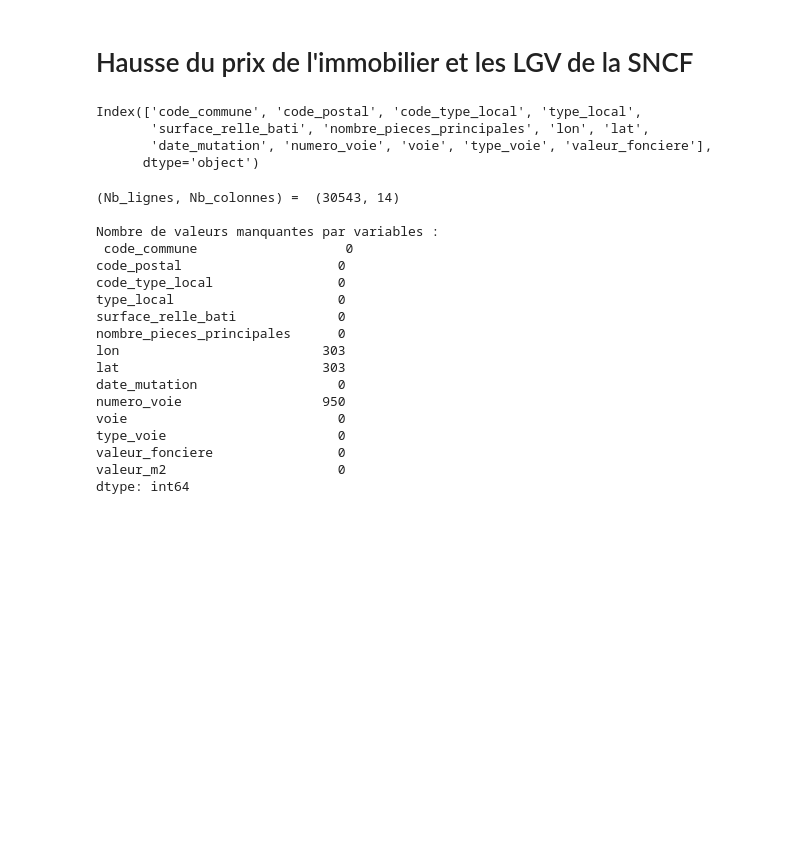
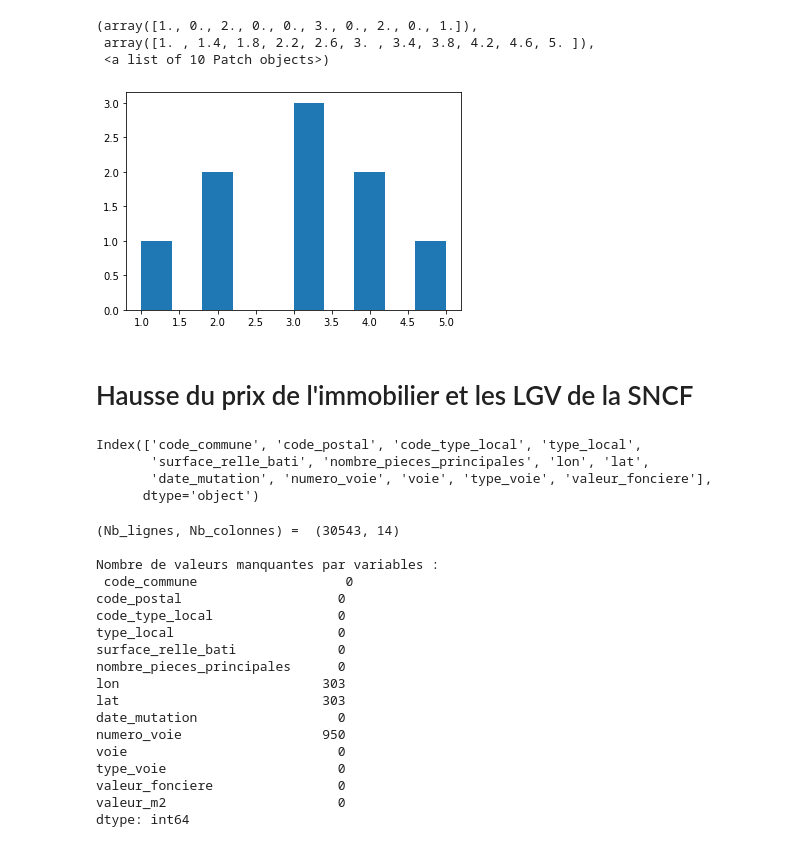
Before and after one commit to mdlbm/SNCF-Immobilier, a Jupyter notebook: Projet.ipynb, the cells around one changed output. Cells and saved outputs as stored; diff of their text form; code cells hidden in the pictures; blank space fills up the shorter version.

```diff
--- a/Projet.ipynb
+++ b/Projet.ipynb
@@ -1,3 +60,12 @@
+# %%
+data = [1,2,2,3,3,3,4,4,5]
+
+plt.hist(data)
+# %% [output]
+(array([1., 0., 2., 0., 0., 3., 0., 2., 0., 1.]),
+ array([1. , 1.4, 1.8, 2.2, 2.6, 3. , 3.4, 3.8, 4.2, 4.6, 5. ]),
+ <a list of 10 Patch objects>)
+[figure, added]
 # %% [markdown]
 # Hausse du prix de l'immobilier et les LGV de la SNCF
 # %%
```
Also changed, not shown: parts of 7 cells of this notebook.
